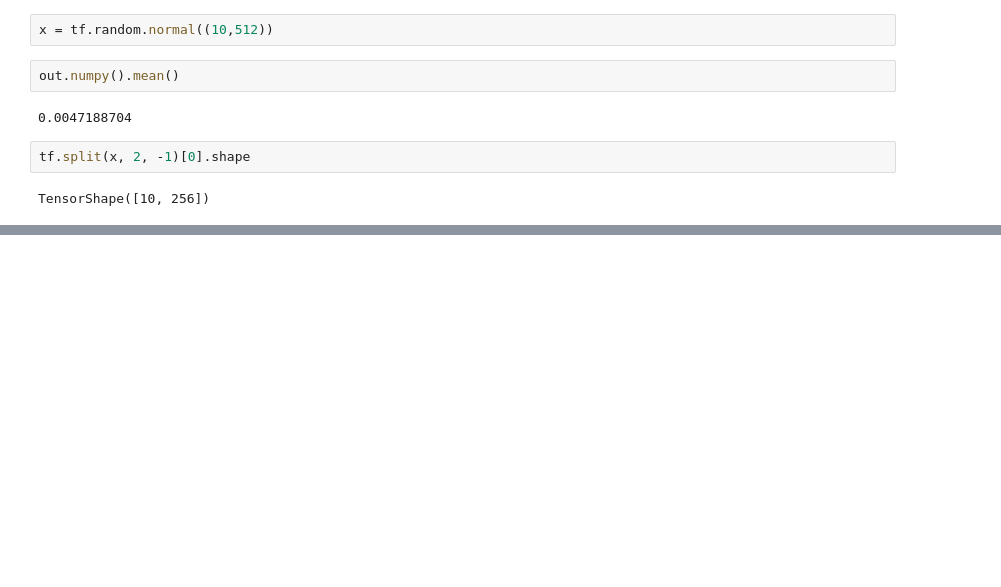
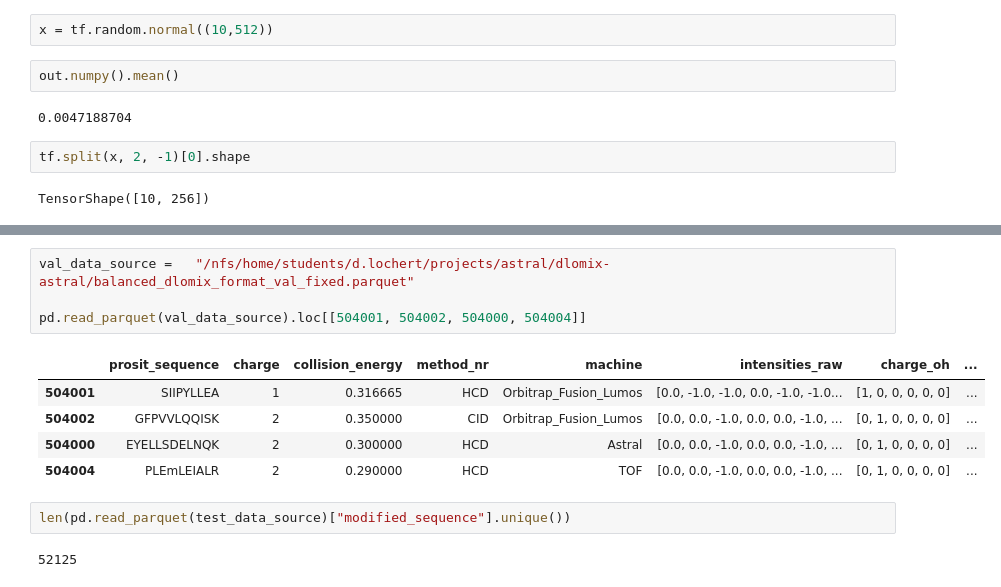
Before and after one commit to Elizabeth-Flx/dlomix-astral, a Jupyter notebook: model_testing.ipynb, the cells around one changed output, grey strips where cells are left out. Saved outputs shown, nothing was run; the diff lists cells and outputs as text; blank space fills up the shorter version.

```diff
--- a/model_testing.ipynb
+++ b/model_testing.ipynb
@@ -407,0 +497,14 @@ TensorShape([10, 256])
+# %%
+val_data_source =   "/nfs/home/students/d.lochert/projects/astral/dlomix-astral/balanced_dlomix_format_val_fixed.parquet"
+
+pd.read_parquet(val_data_source).loc[[504001, 504002, 504000, 504004]]
+# %% [output]
+|  | prosit_sequence | charge | collision_energy | method_nr | machine | intensities_raw | charge_oh | ... |
+| 504001 | SIIPYLLEA | 1 | 0.316665 | HCD | Orbitrap_Fusion_Lumos | [0.0, -1.0, -1.0, 0.0, -1.0, -1.0... | [1, 0, 0, 0, 0, 0] | ... |
+| 504002 | GFPVVLQQISK | 2 | 0.350000 | CID | Orbitrap_Fusion_Lumos | [0.0, 0.0, -1.0, 0.0, 0.0, -1.0, ... | [0, 1, 0, 0, 0, 0] | ... |
+| 504000 | EYELLSDELNQK | 2 | 0.300000 | HCD | Astral | [0.0, 0.0, -1.0, 0.0, 0.0, -1.0, ... | [0, 1, 0, 0, 0, 0] | ... |
+| 504004 | PLEmLEIALR | 2 | 0.290000 | HCD | TOF | [0.0, 0.0, -1.0, 0.0, 0.0, -1.0, ... | [0, 1, 0, 0, 0, 0] | ... |
+# %%
+len(pd.read_parquet(test_data_source)["modified_sequence"].unique())
+# %% [output]
+52125
```
Also changed, not shown: parts of 7 cells of this notebook, 9 other files.
